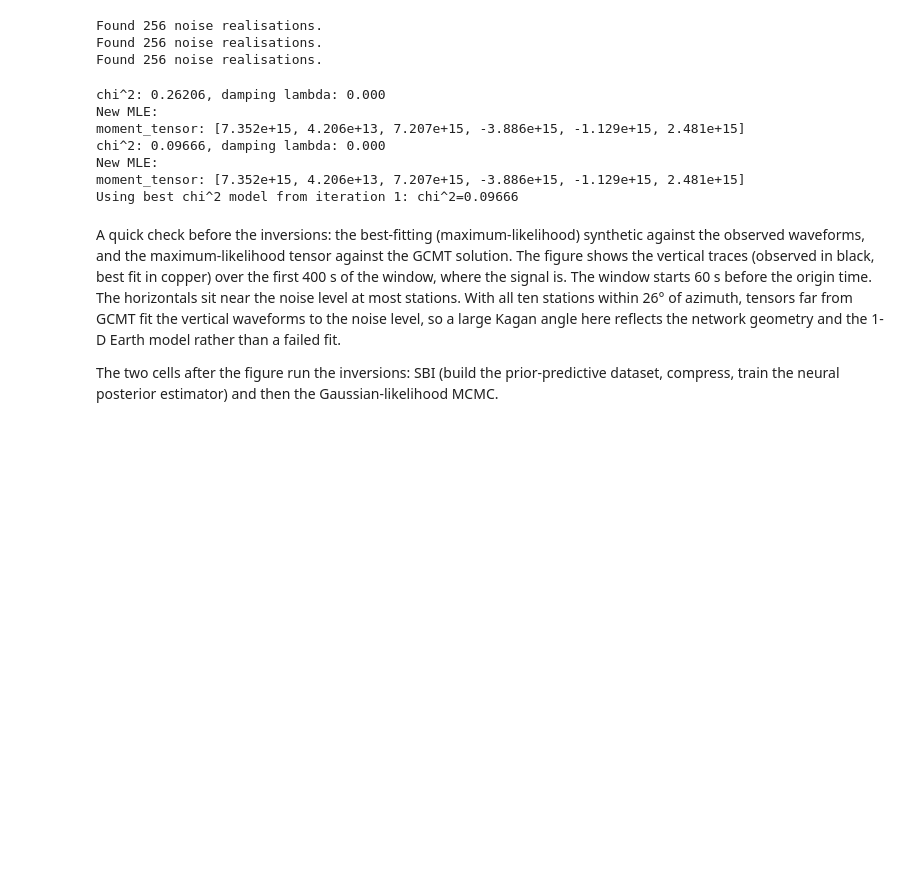
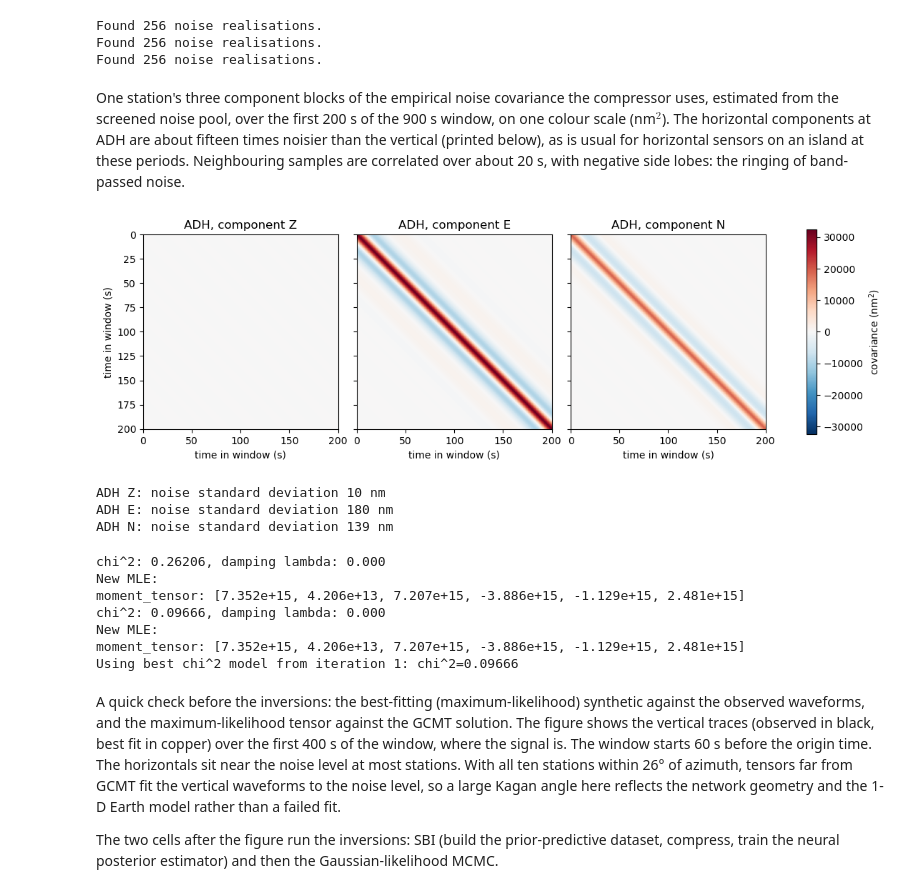
Before and after one commit to asaoulis/seismo-sbi, a Jupyter notebook: examples/azores_inversion.ipynb, the cells around one changed output. Cells and saved outputs as stored; diff of their text form; code cells hidden in the pictures; blank space fills up the shorter version.

```diff
--- a/examples/azores_inversion.ipynb
+++ b/examples/azores_inversion.ipynb
@@ -168,5 +199,32 @@ compressor_name = sbi_pipeline.compressor_keys[0]
 Found 256 noise realisations.
 Found 256 noise realisations.
 Found 256 noise realisations.
+# %% [markdown]
+One station's three component blocks of the empirical noise covariance the compressor uses, estimated from the
+screened noise pool, over the first 200 s of the 900 s window, on one colour scale (nm$^2$). The horizontal components at ADH are about fifteen times noisier than
+the vertical (printed below), as is usual for horizontal sensors on an island at these periods. Neighbouring
+samples are correlated over about 20 s, with negative side lobes: the ringing of band-passed noise.
+# %%
+import numpy as np
+
+station_index = 0
+station = receivers.receivers[station_index].station_name
+covariance_blocks = np.asarray(sbi_pipeline.compressors[compressor_name].C.covariance_matrix_arrays)
+blocks = covariance_blocks[3 * station_index:3 * station_index + 3, :200, :200] * 1e18
+scale, n_samples = np.abs(blocks).max(), blocks.shape[-1]
+fig, axes = plt.subplots(1, 3, figsize=(11, 3.6), sharey=True, layout="constrained")
+for ax, block, component in zip(axes, blocks, simulation_config_options["components"]):
+    image = ax.imshow(block, cmap="RdBu_r", vmin=-scale, vmax=scale, extent=(0, n_samples, n_samples, 0))
+    ax.set(title=f"{station}, component {component}", xlabel="time in window (s)")
+axes[0].set_ylabel("time in window (s)")
+fig.colorbar(image, ax=axes.tolist(), shrink=0.85, label="covariance (nm$^2$)")
+plt.show()
+for block, component in zip(blocks, simulation_config_options["components"]):
+    print(f"{station} {component}: noise standard deviation {np.sqrt(block[0, 0]):.0f} nm")
+# %% [output]
+[figure, added]
+ADH Z: noise standard deviation 10 nm
+ADH E: noise standard deviation 180 nm
+ADH N: noise standard deviation 139 nm
 # %%
 # Set up the single real-event job and find the maximum-likelihood expansion point (iterative LSQ).
```
Also changed, not shown: parts of 3 cells of this notebook, 2 other files.
